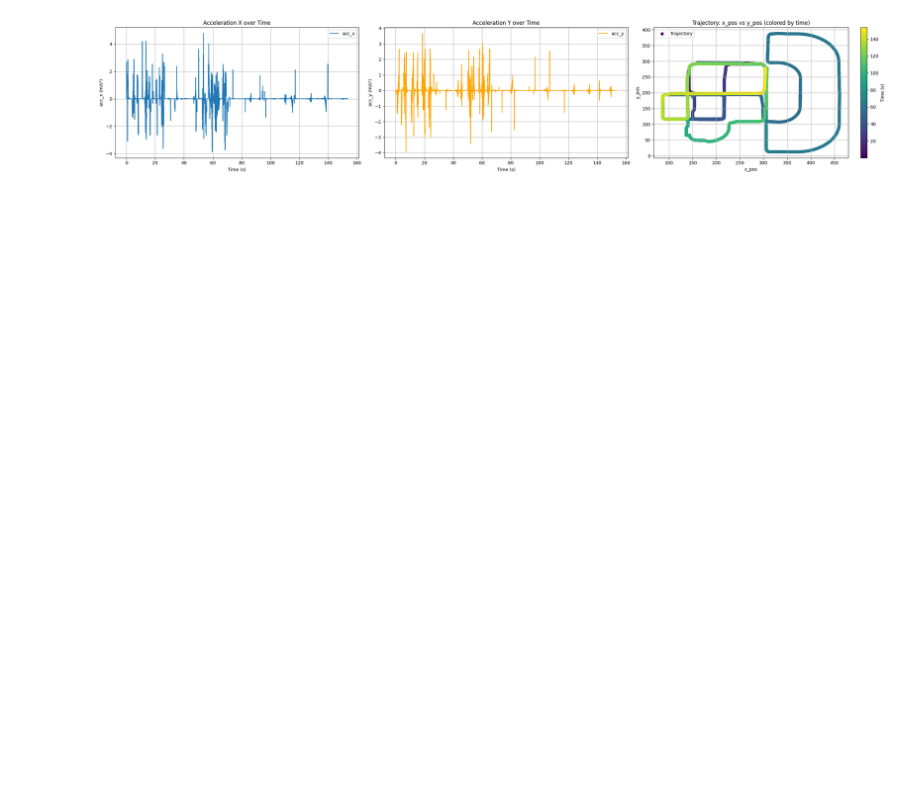
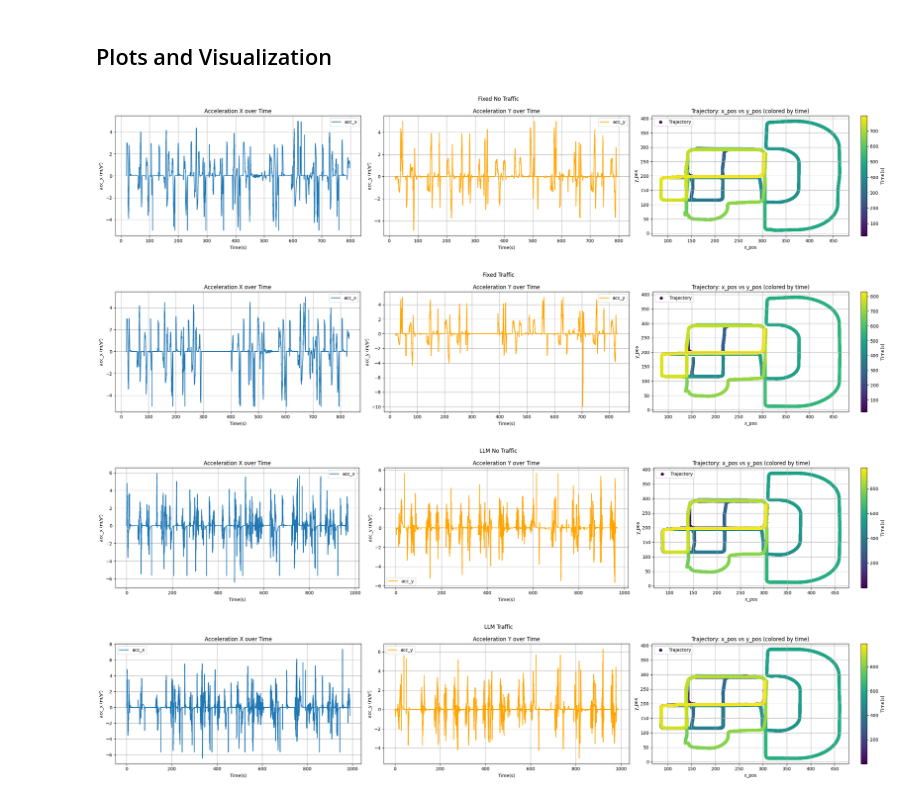
Before and after one commit to H-IAAC/simulated_driving_behavior, a Jupyter notebook: notebooks/0_generate_sumo_data.ipynb, the cells around one changed output. Cells and saved outputs as stored; diff of their text form; code cells hidden in the pictures; blank space fills up the shorter version.

Commit message:
sumo pipeline complete

```diff
--- a/notebooks/0_generate_sumo_data.ipynb
+++ b/notebooks/0_generate_sumo_data.ipynb
@@ -76,3 +121,0 @@ sumo_simulation.save_data(veh_variables, output_data_path, delta_time, file_name
-# %%
-files = os.listdir(output_data_path)
-df = pd.read_csv(f'{output_data_path}/{files[0]}')
@@ -79,5 +200,7 @@ df = pd.read_csv(f'{output_data_path}/{files[0]}')
+# %% [markdown]
+## Plots and Visualization
 # %%
-def plot_df(df):
+def plot_df(df, title):
     fig, axs = plt.subplots(1, 3, figsize=(25, 5))
 
     time_str = 'Time(s)'
@@ -107,9 +230,23 @@ def plot_df(df):
     cbar = plt.colorbar(sc, ax=axs[2])
     cbar.set_label(time_str)
 
+    plt.suptitle(title)
+
     plt.tight_layout()
     plt.show()
-# %%
-plot_df(df)
-# %% [output]
-[figure, removed]
+# %%
+data_path = "../data/synthetic"
+df_fixed_notraffic = pd.read_csv(f"{data_path}/sumo/fixed/no_traffic/veh_0_aggressive.csv")
+df_fixed_traffic = pd.read_csv(f"{data_path}/sumo/fixed/traffic/veh_0_aggressive.csv")
+df_llm_notraffic = pd.read_csv(f"{data_path}/sumo/llm/no_traffic/veh_0_aggressive.csv")
+df_llm_traffic = pd.read_csv(f"{data_path}/sumo/llm/traffic/veh_0_aggressive.csv")
+
+plot_df(df_fixed_notraffic, title="Fixed No Traffic")
+plot_df(df_fixed_traffic, title="Fixed Traffic")
+plot_df(df_llm_notraffic, title="LLM No Traffic")
+plot_df(df_llm_traffic, title="LLM Traffic")
+# %% [output]
+[figure, added]
+[figure, added]
+[figure, added]
+[figure, added]
```
Also changed, not shown: parts of 20 cells of this notebook, 20 other files.
